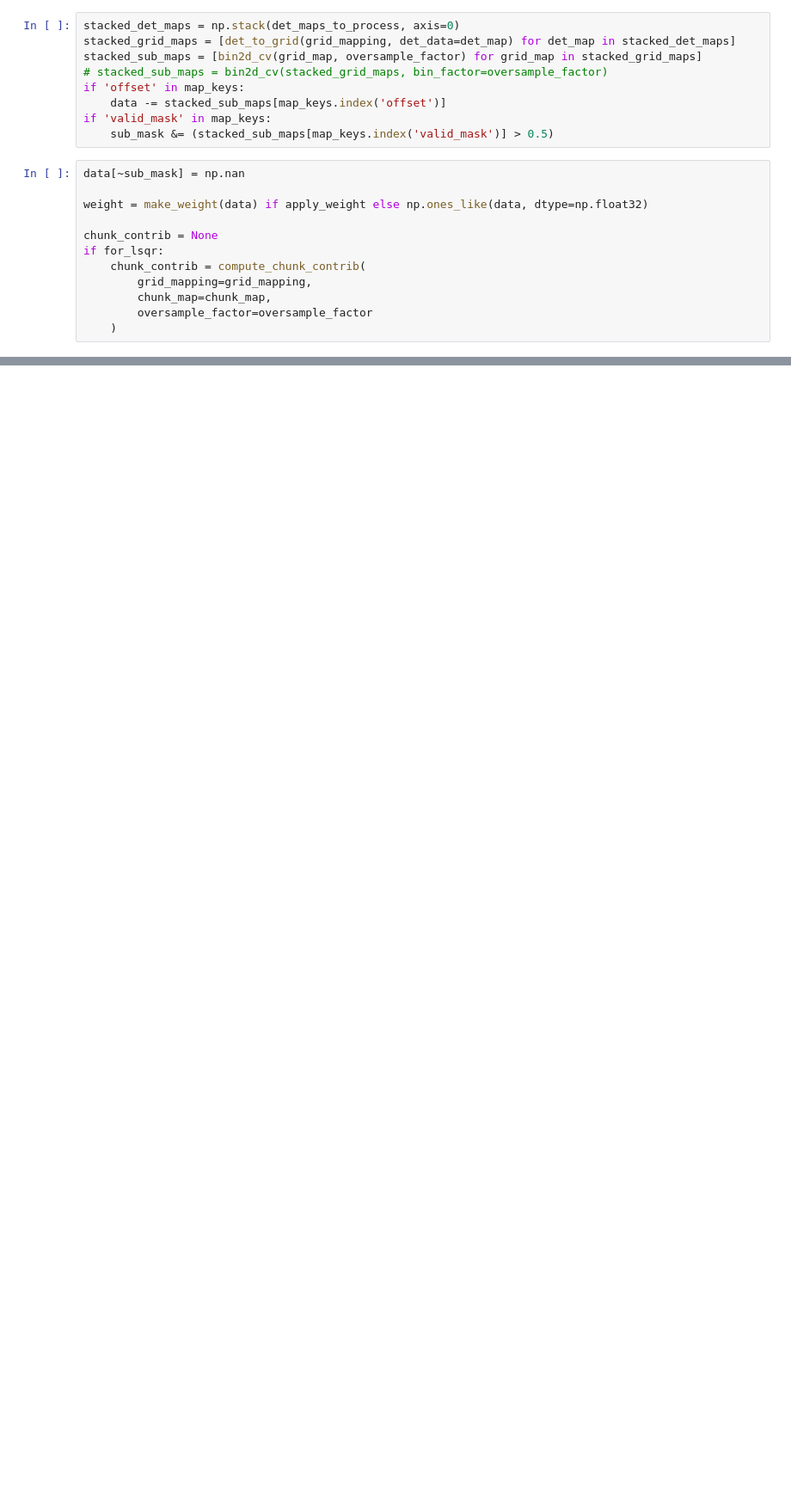
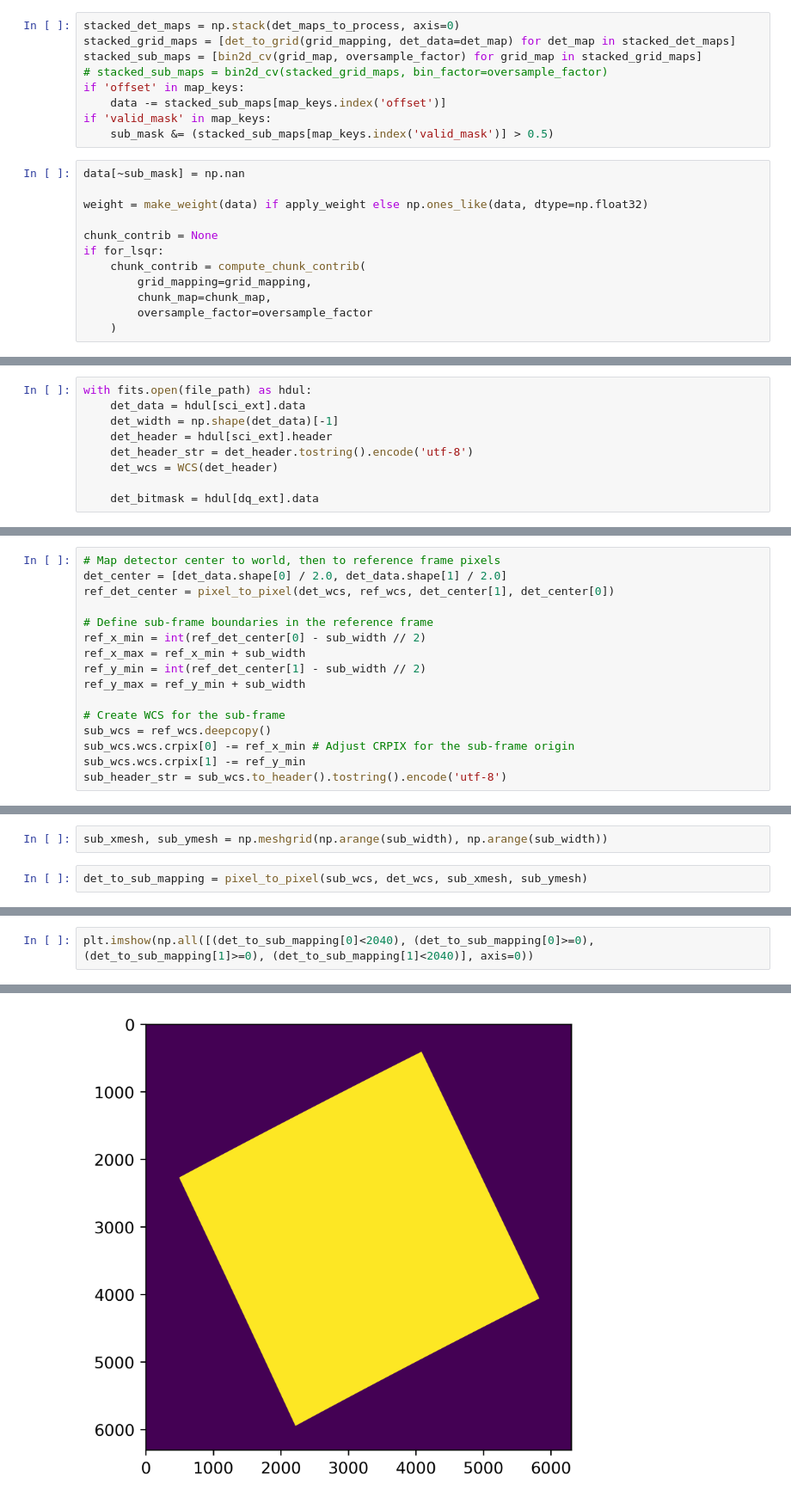
Before and after one commit to ThomasLiii/PySelfCal, a Jupyter notebook: spherex_selfcal_dev.ipynb, the cells around one changed output, grey strips where cells are left out. Shown at 86% size. Drawn from its saved outputs; the diff is of its cells as text; blank space fills up the shorter version.

```diff
--- a/spherex_selfcal_dev.ipynb
+++ b/spherex_selfcal_dev.ipynb
@@ -285,0 +330,9 @@ array([0.20325344, 0.20334618, 0.2078201 , 0.21684374, 0.25071888,
+# %%
+with fits.open(file_path) as hdul:
+    det_data = hdul[sci_ext].data
+    det_width = np.shape(det_data)[-1]
+    det_header = hdul[sci_ext].header
+    det_header_str = det_header.tostring().encode('utf-8')
+    det_wcs = WCS(det_header)
+
+    det_bitmask = hdul[dq_ext].data
@@ -285,0 +342,16 @@ array([0.20325344, 0.20334618, 0.2078201 , 0.21684374, 0.25071888,
+# %%
+# Map detector center to world, then to reference frame pixels
+det_center = [det_data.shape[0] / 2.0, det_data.shape[1] / 2.0]
+ref_det_center = pixel_to_pixel(det_wcs, ref_wcs, det_center[1], det_center[0])
+
+# Define sub-frame boundaries in the reference frame
+ref_x_min = int(ref_det_center[0] - sub_width // 2)
+ref_x_max = ref_x_min + sub_width
+ref_y_min = int(ref_det_center[1] - sub_width // 2)
+ref_y_max = ref_y_min + sub_width
+
+# Create WCS for the sub-frame
+sub_wcs = ref_wcs.deepcopy()
+sub_wcs.wcs.crpix[0] -= ref_x_min # Adjust CRPIX for the sub-frame origin
+sub_wcs.wcs.crpix[1] -= ref_y_min
+sub_header_str = sub_wcs.to_header().tostring().encode('utf-8')
@@ -285,0 +376,4 @@ array([0.20325344, 0.20334618, 0.2078201 , 0.21684374, 0.25071888,
+# %%
+sub_xmesh, sub_ymesh = np.meshgrid(np.arange(sub_width), np.arange(sub_width))
+# %%
+det_to_sub_mapping = pixel_to_pixel(sub_wcs, det_wcs, sub_xmesh, sub_ymesh)
@@ -285,0 +386,3 @@ array([0.20325344, 0.20334618, 0.2078201 , 0.21684374, 0.25071888,
+# %%
+plt.imshow(np.all([(det_to_sub_mapping[0]<2040), (det_to_sub_mapping[0]>=0), (det_to_sub_mapping[1]>=0), (det_to_sub_mapping[1]<2040)], axis=0))
+# %% [output]
@@ -285,0 +390 @@ array([0.20325344, 0.20334618, 0.2078201 , 0.21684374, 0.25071888,
+[figure, added]
```
Also changed, not shown: parts of 57 cells of this notebook, 19 other files.
